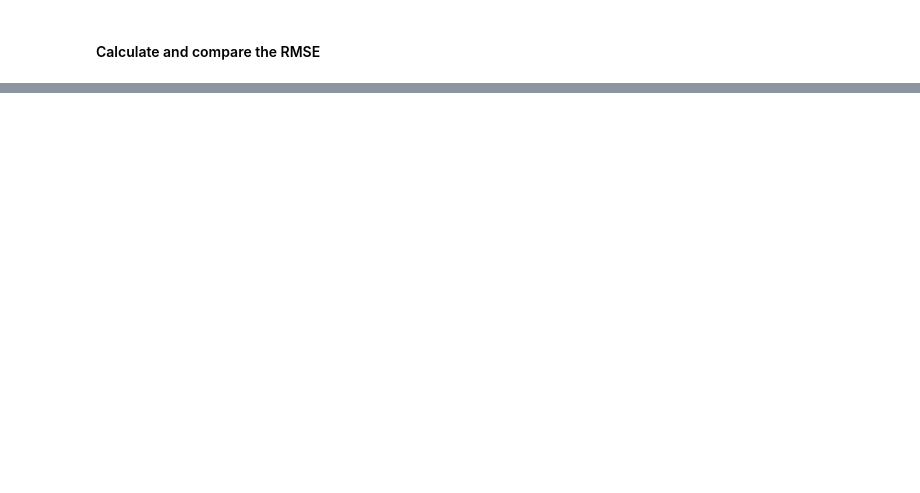
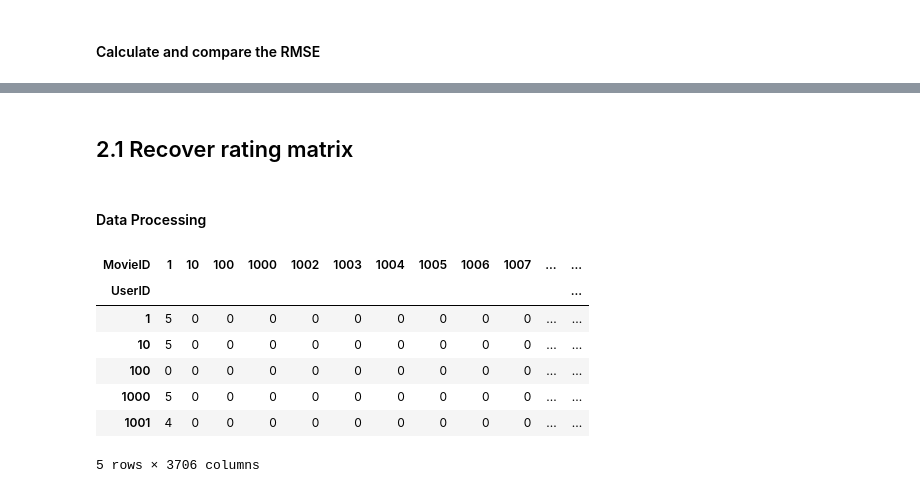
Before and after one commit to billyae/BioStat914-HW2, a Jupyter notebook: hw2.ipynb, the cells around one changed output, grey strips where cells are left out. Cells and saved outputs as stored; diff of their text form; code cells hidden in the pictures; blank space fills up the shorter version.

```diff
--- a/hw2.ipynb
+++ b/hw2.ipynb
@@ -454,0 +540,32 @@ NameError: name 'SGD_factorization' is not defined
+# %% [markdown]
+## 2.1 Recover rating matrix
+# %% [markdown]
+#### Data Processing
+# %%
+# Step 1: Create a dictionary for quick lookup of actual ratings
+ratings_dict = {(row['UserID'], row['MovieID']): row['Rating'] for _, row in ratings_df.iterrows()}
+
+# Step 2: Define a function to replace 0s in R_df with values from ratings_dict if they exist
+def impute_rating(user_id, movie_id, rating):
+    # Check if the current rating is 0 and if there is an actual rating in ratings_dict
+    if rating == 0:
+        return ratings_dict.get((user_id, movie_id), rating)
+    return rating
+
+# Step 3: Apply the impute function to each element in R_df
+R_df2 = R_df.apply(lambda row: [impute_rating(row.name, col, row[col]) for col in R_df.columns], axis=1, result_type='broadcast')
+
+# Convert R_df back to a DataFrame with the correct columns
+R_df2 = pd.DataFrame(R_df2, index=R_df.index, columns=R_df.columns)
+
+# Display the first few rows of the imputed R_df
+R_df2.head()
+# %% [output]
+| MovieID | 1 | 10 | 100 | 1000 | 1002 | 1003 | 1004 | 1005 | 1006 | 1007 | ... | ... |
+| UserID |  |  |  |  |  |  |  |  |  |  |  | ... |
+| 1 | 5 | 0 | 0 | 0 | 0 | 0 | 0 | 0 | 0 | 0 | ... | ... |
+| 10 | 5 | 0 | 0 | 0 | 0 | 0 | 0 | 0 | 0 | 0 | ... | ... |
+| 100 | 0 | 0 | 0 | 0 | 0 | 0 | 0 | 0 | 0 | 0 | ... | ... |
+| 1000 | 5 | 0 | 0 | 0 | 0 | 0 | 0 | 0 | 0 | 0 | ... | ... |
+| 1001 | 4 | 0 | 0 | 0 | 0 | 0 | 0 | 0 | 0 | 0 | ... | ... |
+5 rows × 3706 columns
```
Also changed, not shown: parts of 22 cells of this notebook, 5 other files.
